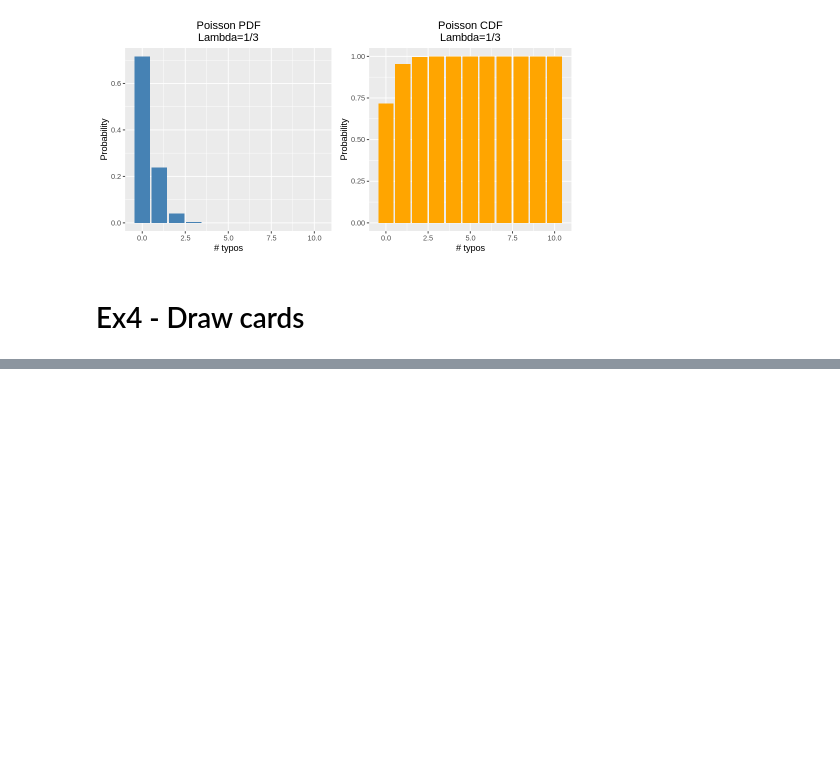
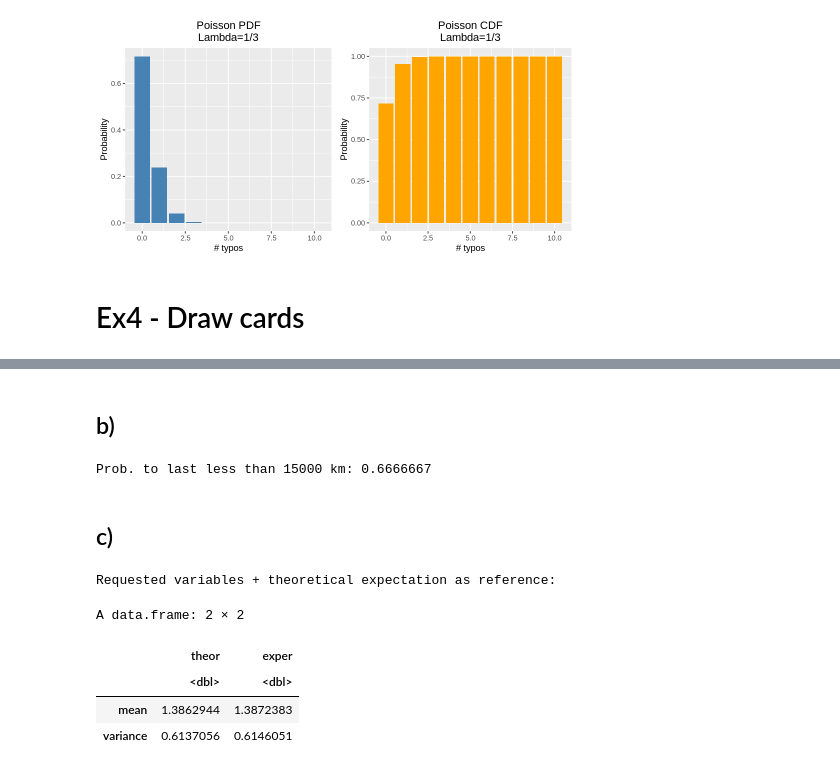
Before and after one commit to c0pp1/AS4PA-Rlab, a Jupyter notebook: rlab02/rlab02.ipynb, the cells around one changed output, grey strips where cells are left out. Saved outputs shown, nothing was run; the diff lists cells and outputs as text; code cells hidden in the pictures; blank space fills up the shorter version.

```diff
--- a/rlab02/rlab02.ipynb
+++ b/rlab02/rlab02.ipynb
@@ -110,0 +321,32 @@ Prob. of at least 10 drawns to get one ace:
+# %% [markdown]
+## b)
+# %%
+cat("Prob. to last less than 15000 km:", ptire(1.5), end='\n')
+# %% [output]
+Prob. to last less than 15000 km: 0.6666667
+# %% [markdown]
+## c)
+# %%
+# set random seed for reproducibility
+set.seed(1234)
+
+# define theoretical values as reference
+mean_th <- 2*log(2)
+var_th  <- 2-mean_th
+
+# generate data
+x <- rtire(3000)
+
+# compute experimental values
+mean <- mean(x)
+var  <- mean(x^2) - mean
+
+cat("Requested variables + theoretical expectation as reference:", end='\n')
+data.frame(theor=c(mean_th, var_th), exper=c(mean, var), row.names=c('mean', 'variance'))
+# %% [output]
+Requested variables + theoretical expectation as reference:
+A data.frame: 2 × 2
+|  | theor | exper |
+|  | <dbl> | <dbl> |
+| mean | 1.3862944 | 1.3872383 |
+| variance | 0.6137056 | 0.6146051 |
```
Also changed, not shown: parts of 16 cells of this notebook.
